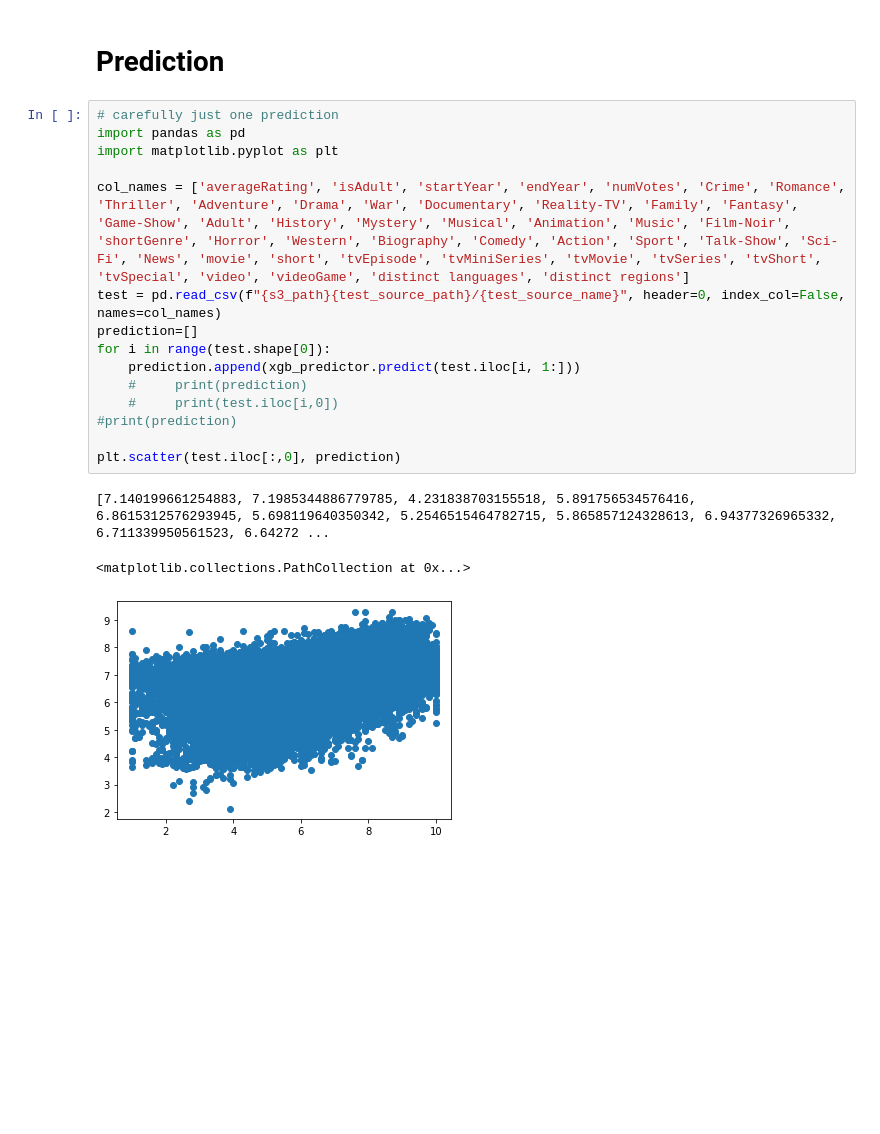
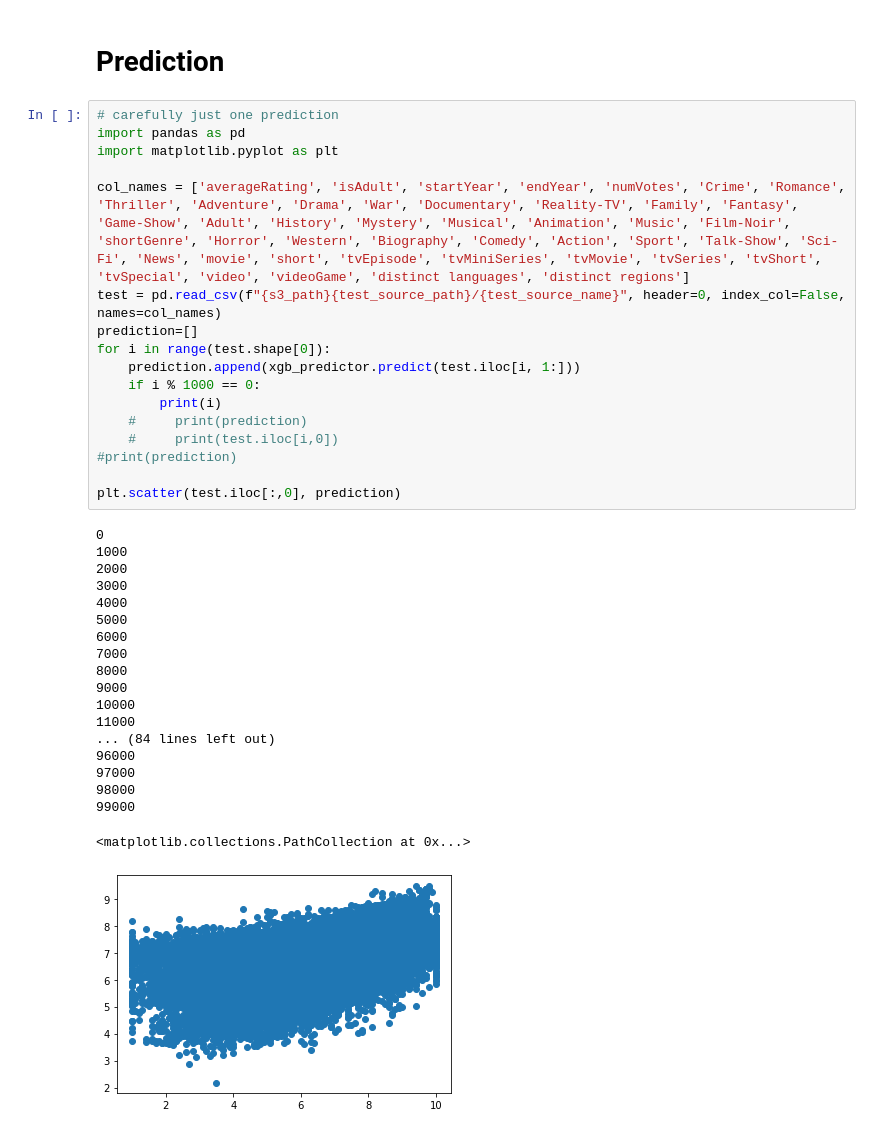
Before and after one commit to julia105/Movie-Project, a Jupyter notebook: SM-Movie-Project.ipynb, the cells around one changed output. Saved outputs shown, nothing was run; the diff lists cells and outputs as text; blank space fills up the shorter version.

```diff
--- a/SM-Movie-Project.ipynb
+++ b/SM-Movie-Project.ipynb
@@ -138,20 +154,38 @@ xgb_predictor.endpoint
 # %%
 # carefully just one prediction
 import pandas as pd
 import matplotlib.pyplot as plt
 
 col_names = ['averageRating', 'isAdult', 'startYear', 'endYear', 'numVotes', 'Crime', 'Romance', 'Thriller', 'Adventure', 'Drama', 'War', 'Documentary', 'Reality-TV', 'Family', 'Fantasy', 'Game-Show', 'Adult', 'History', 'Mystery', 'Musical', 'Animation', 'Music', 'Film-Noir', 'shortGenre', 'Horror', 'Western', 'Biography', 'Comedy', 'Action', 'Sport', 'Talk-Show', 'Sci-Fi', 'News', 'movie', 'short', 'tvEpisode', 'tvMiniSeries', 'tvMovie', 'tvSeries', 'tvShort', 'tvSpecial', 'video', 'videoGame', 'distinct languages', 'distinct regions']
 test = pd.read_csv(f"{s3_path}{test_source_path}/{test_source_name}", header=0, index_col=False, names=col_names)
 prediction=[]
 for i in range(test.shape[0]):
     prediction.append(xgb_predictor.predict(test.iloc[i, 1:]))
+    if i % 1000 == 0:
+        print(i)
     #     print(prediction)
     #     print(test.iloc[i,0])
 #print(prediction)
 
 plt.scatter(test.iloc[:,0], prediction)
 # %% [output]
-[7.140199661254883, 7.1985344886779785, 4.231838703155518, 5.891756534576416, 6.8615312576293945, 5.698119640350342, 5.2546515464782715, 5.865857124328613, 6.94377326965332, 6.711339950561523, 6.64272 ...
+0
+1000
+2000
+3000
+4000
+5000
+6000
+7000
+8000
+9000
+10000
+11000
+... (84 lines left out)
+96000
+97000
+98000
+99000
 <matplotlib.collections.PathCollection at 0x...>
-[figure, old version]
+[figure, new version]
 # %%
```
Also changed, not shown: parts of 4 cells of this notebook, 2 other files.
